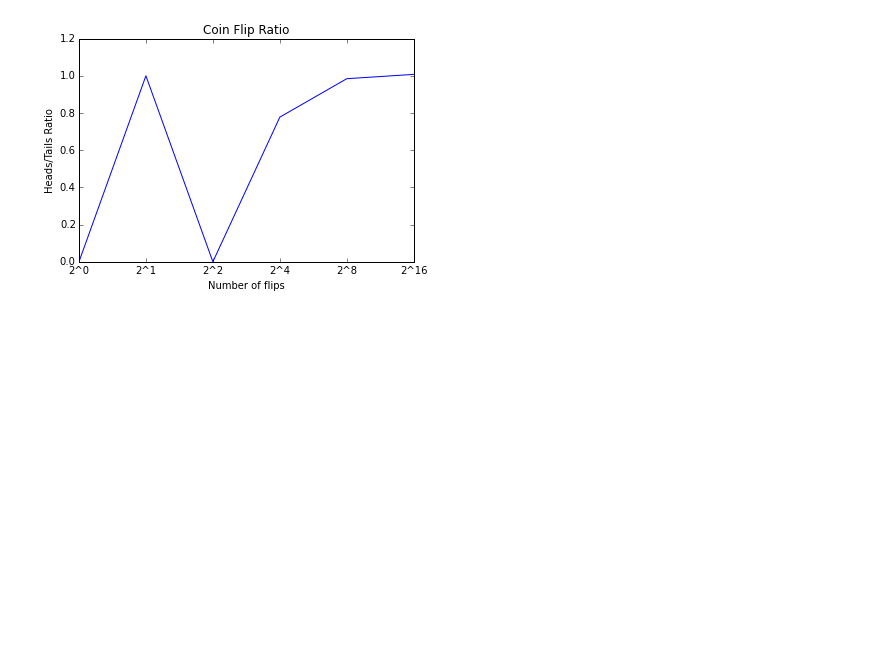
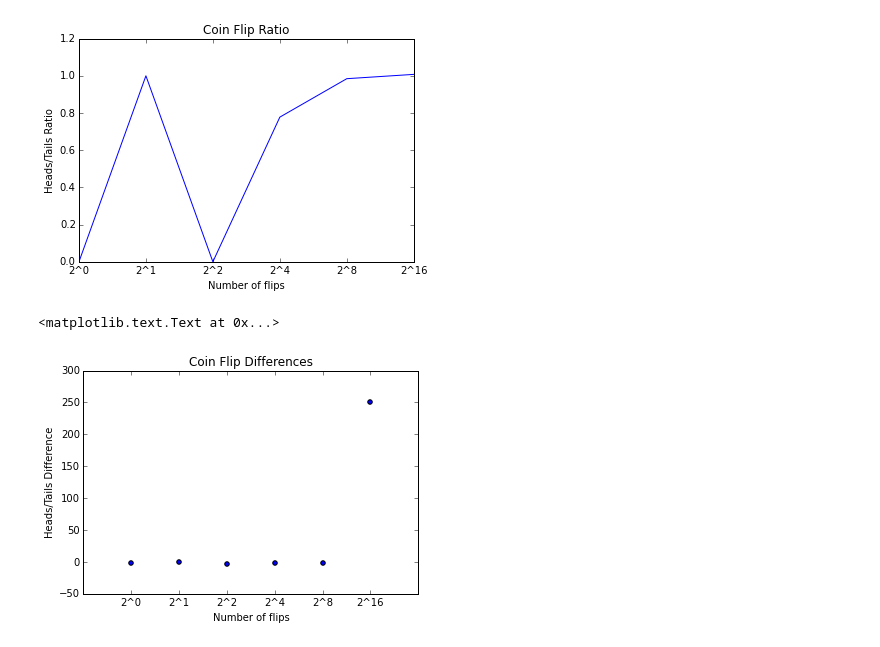
Before and after one commit to tiy-gvl-python-2015-09/charting-coin-flips, a Jupyter notebook: Charting Coin Flips.ipynb, the cells around one changed output. Saved outputs shown, nothing was run; the diff lists cells and outputs as text; code cells hidden in the pictures; blank space fills up the shorter version.

Commit message:
Added initial charts

```diff
--- a/Charting Coin Flips.ipynb
+++ b/Charting Coin Flips.ipynb
@@ -59,3 +65,14 @@ plt.title("Coin Flip Ratio")
 # %% [output]
 <matplotlib.text.Text at 0x...>
 [figure]
+# %%
+x1 = ["2^0", "2^1", "2^2", "2^4", "2^8", "2^16"]
+diff = [-1, 0, -4, -2, -2, 250]
+plt.scatter(range(6), diff)
+plt.xticks(range(6), x1)
+plt.ylabel("Heads/Tails Difference")
+plt.xlabel("Number of flips")
+plt.title("Coin Flip Differences")
+# %% [output]
+<matplotlib.text.Text at 0x...>
+[figure, added]
```
Also changed, not shown: parts of 2 cells of this notebook.
